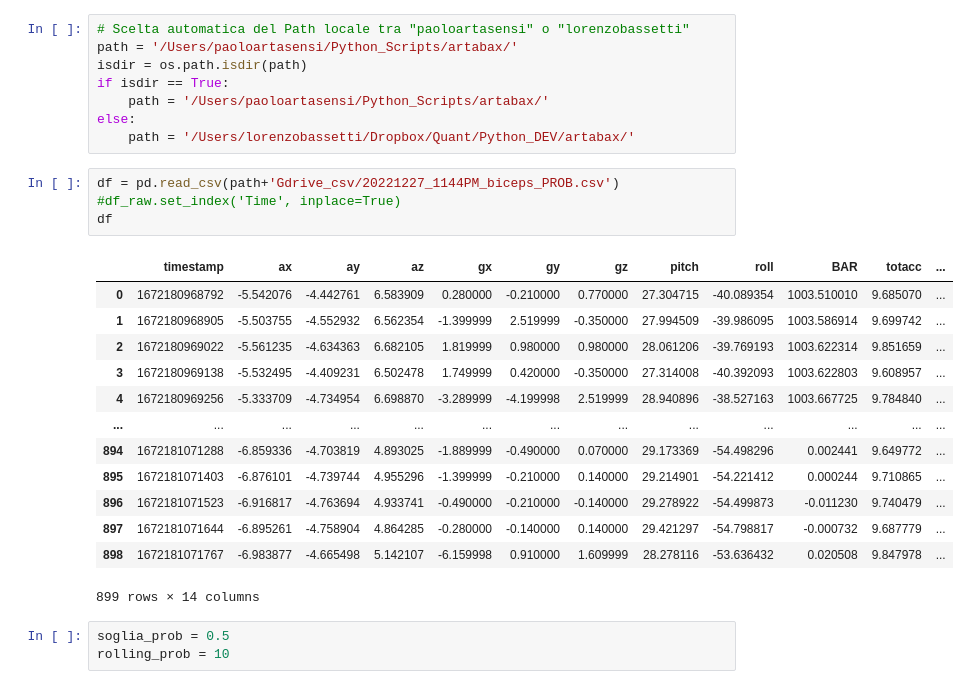
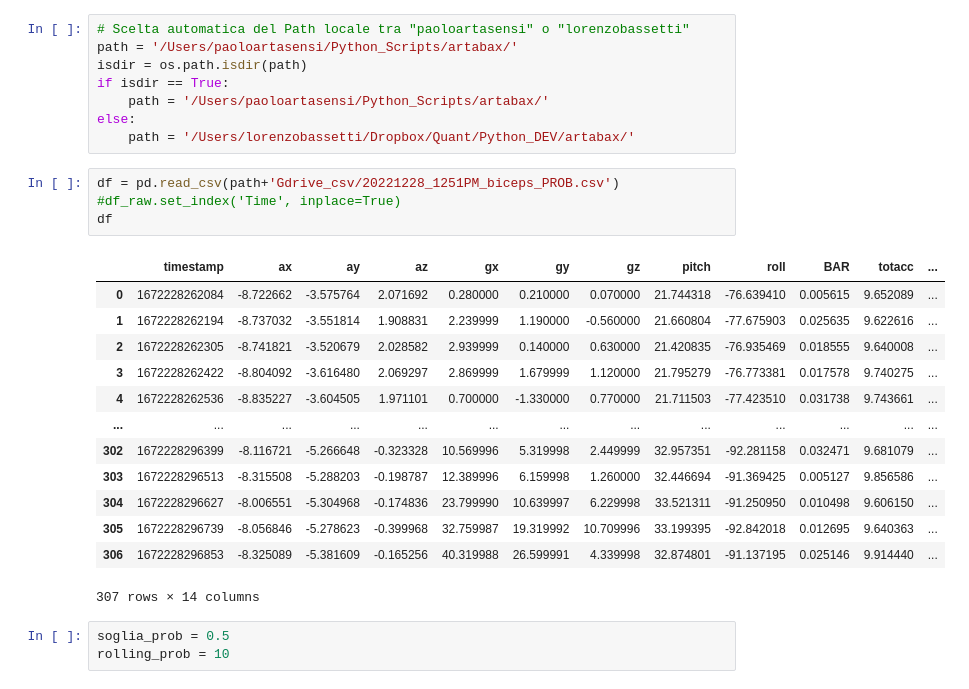
Before and after one commit to paoloartasensi/wow, a Jupyter notebook: TEST_pressMOV_prob.ipynb, the cells around one changed output. Drawn from its saved outputs; the diff is of its cells as text.

```diff
--- a/TEST_pressMOV_prob.ipynb
+++ b/TEST_pressMOV_prob.ipynb
@@ -29,23 +29,23 @@ if isdir == True:
 else:
     path = '/Users/lorenzobassetti/Dropbox/Quant/Python_DEV/artabax/'
 # %%
-df = pd.read_csv(path+'Gdrive_csv/20221227_1144PM_biceps_PROB.csv')
+df = pd.read_csv(path+'Gdrive_csv/20221228_1251PM_biceps_PROB.csv')
 #df_raw.set_index('Time', inplace=True)
 df
 # %% [output]
 |  | timestamp | ax | ay | az | gx | gy | gz | pitch | roll | BAR | totacc | ... |
-| 0 | 1672180968792 | -5.542076 | -4.442761 | 6.583909 | 0.280000 | -0.210000 | 0.770000 | 27.304715 | -40.089354 | 1003.510010 | 9.685070 | ... |
-| 1 | 1672180968905 | -5.503755 | -4.552932 | 6.562354 | -1.399999 | 2.519999 | -0.350000 | 27.994509 | -39.986095 | 1003.586914 | 9.699742 | ... |
-| 2 | 1672180969022 | -5.561235 | -4.634363 | 6.682105 | 1.819999 | 0.980000 | 0.980000 | 28.061206 | -39.769193 | 1003.622314 | 9.851659 | ... |
-| 3 | 1672180969138 | -5.532495 | -4.409231 | 6.502478 | 1.749999 | 0.420000 | -0.350000 | 27.314008 | -40.392093 | 1003.622803 | 9.608957 | ... |
-| 4 | 1672180969256 | -5.333709 | -4.734954 | 6.698870 | -3.289999 | -4.199998 | 2.519999 | 28.940896 | -38.527163 | 1003.667725 | 9.784840 | ... |
+| 0 | 1672228262084 | -8.722662 | -3.575764 | 2.071692 | 0.280000 | 0.210000 | 0.070000 | 21.744318 | -76.639410 | 0.005615 | 9.652089 | ... |
+| 1 | 1672228262194 | -8.737032 | -3.551814 | 1.908831 | 2.239999 | 1.190000 | -0.560000 | 21.660804 | -77.675903 | 0.025635 | 9.622616 | ... |
+| 2 | 1672228262305 | -8.741821 | -3.520679 | 2.028582 | 2.939999 | 0.140000 | 0.630000 | 21.420835 | -76.935469 | 0.018555 | 9.640008 | ... |
+| 3 | 1672228262422 | -8.804092 | -3.616480 | 2.069297 | 2.869999 | 1.679999 | 1.120000 | 21.795279 | -76.773381 | 0.017578 | 9.740275 | ... |
+| 4 | 1672228262536 | -8.835227 | -3.604505 | 1.971101 | 0.700000 | -1.330000 | 0.770000 | 21.711503 | -77.423510 | 0.031738 | 9.743661 | ... |
 | ... | ... | ... | ... | ... | ... | ... | ... | ... | ... | ... | ... | ... |
-| 894 | 1672181071288 | -6.859336 | -4.703819 | 4.893025 | -1.889999 | -0.490000 | 0.070000 | 29.173369 | -54.498296 | 0.002441 | 9.649772 | ... |
-| 895 | 1672181071403 | -6.876101 | -4.739744 | 4.955296 | -1.399999 | -0.210000 | 0.140000 | 29.214901 | -54.221412 | 0.000244 | 9.710865 | ... |
-| 896 | 1672181071523 | -6.916817 | -4.763694 | 4.933741 | -0.490000 | -0.210000 | -0.140000 | 29.278922 | -54.499873 | -0.011230 | 9.740479 | ... |
-| 897 | 1672181071644 | -6.895261 | -4.758904 | 4.864285 | -0.280000 | -0.140000 | 0.140000 | 29.421297 | -54.798817 | -0.000732 | 9.687779 | ... |
-| 898 | 1672181071767 | -6.983877 | -4.665498 | 5.142107 | -6.159998 | 0.910000 | 1.609999 | 28.278116 | -53.636432 | 0.020508 | 9.847978 | ... |
+| 302 | 1672228296399 | -8.116721 | -5.266648 | -0.323328 | 10.569996 | 5.319998 | 2.449999 | 32.957351 | -92.281158 | 0.032471 | 9.681079 | ... |
+| 303 | 1672228296513 | -8.315508 | -5.288203 | -0.198787 | 12.389996 | 6.159998 | 1.260000 | 32.446694 | -91.369425 | 0.005127 | 9.856586 | ... |
+| 304 | 1672228296627 | -8.006551 | -5.304968 | -0.174836 | 23.799990 | 10.639997 | 6.229998 | 33.521311 | -91.250950 | 0.010498 | 9.606150 | ... |
+| 305 | 1672228296739 | -8.056846 | -5.278623 | -0.399968 | 32.759987 | 19.319992 | 10.709996 | 33.199395 | -92.842018 | 0.012695 | 9.640363 | ... |
+| 306 | 1672228296853 | -8.325089 | -5.381609 | -0.165256 | 40.319988 | 26.599991 | 4.339998 | 32.874801 | -91.137195 | 0.025146 | 9.914440 | ... |
-899 rows × 14 columns
+307 rows × 14 columns
 # %%
 soglia_prob = 0.5
 rolling_prob = 10
```
Also changed, not shown: parts of 1 cell of this notebook, 35 other files.
